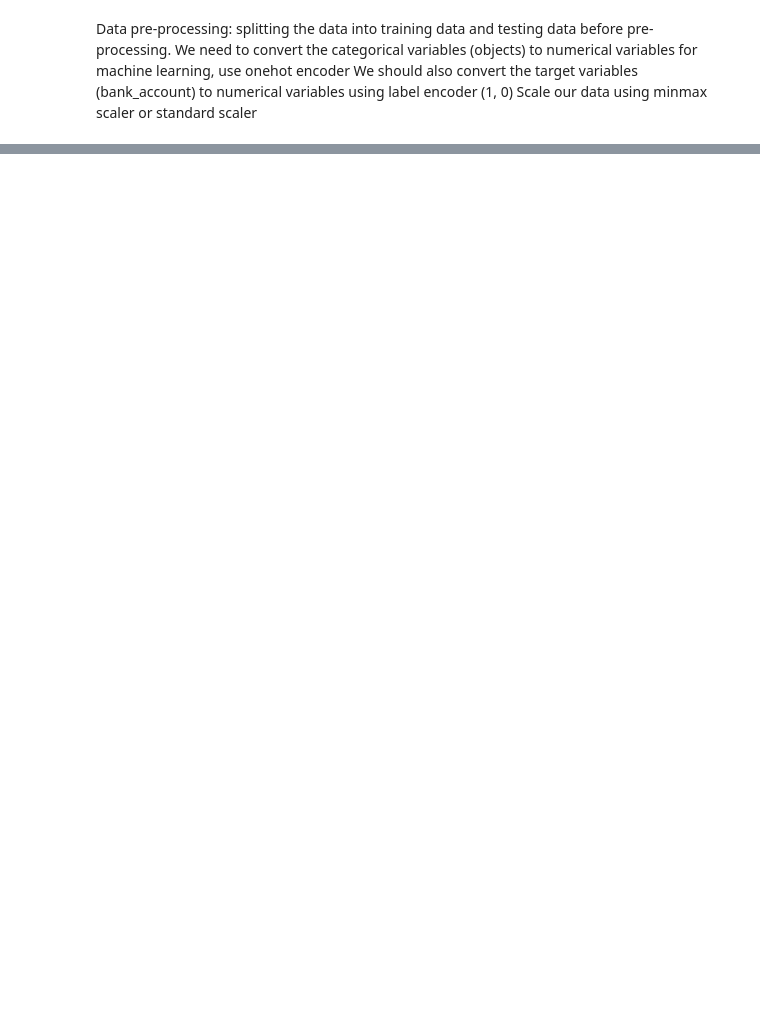
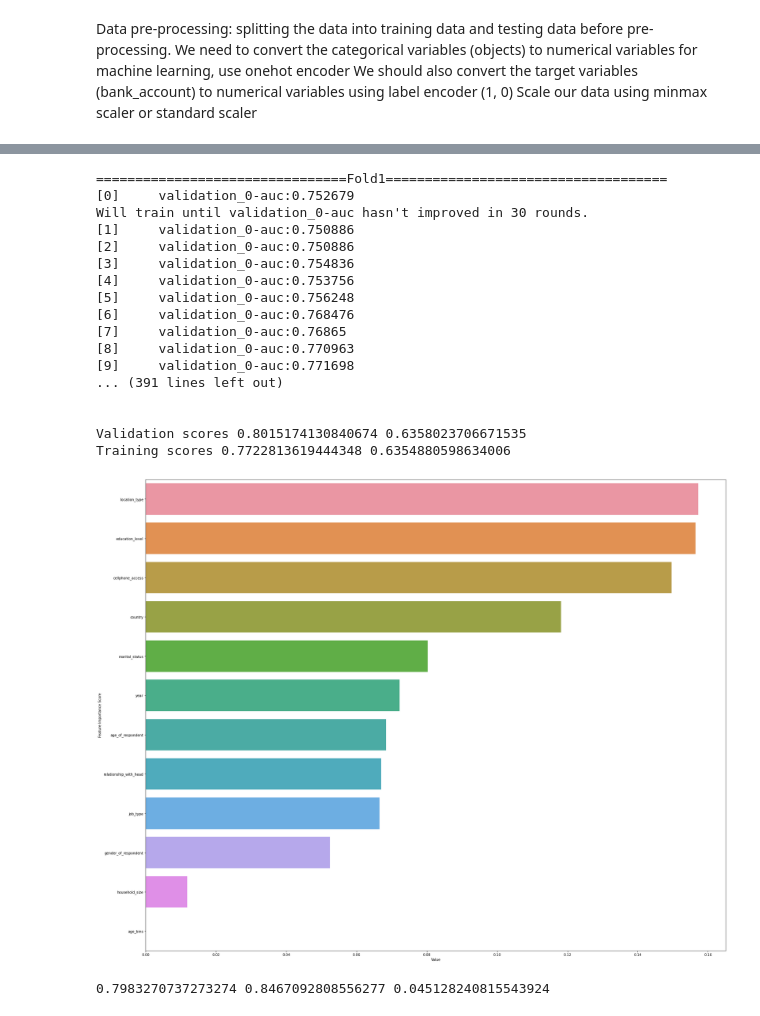
Before and after one commit to BettyKamande/Bank-Account-Clasification-ML-Project, a Jupyter notebook: Classification_Bank_Account.ipynb, the cells around one changed output, grey strips where cells are left out. Cells and saved outputs as stored; diff of their text form; code cells hidden in the pictures; blank space fills up the shorter version.

```diff
--- a/Classification_Bank_Account.ipynb
+++ b/Classification_Bank_Account.ipynb
@@ -538,0 +667,26 @@ print("Accuracy:",result2)
+# %%
+
+xgboost = xgb.XGBClassifier()
+
+func_= func(train, target, test, xgboost, 'xgboost', 1000)
+val_p2, test_p2, model2 = func_()
+# %% [output]
+================================Fold1====================================
+[0]     validation_0-auc:0.752679
+Will train until validation_0-auc hasn't improved in 30 rounds.
+[1]     validation_0-auc:0.750886
+[2]     validation_0-auc:0.750886
+[3]     validation_0-auc:0.754836
+[4]     validation_0-auc:0.753756
+[5]     validation_0-auc:0.756248
+[6]     validation_0-auc:0.768476
+[7]     validation_0-auc:0.76865
+[8]     validation_0-auc:0.770963
+[9]     validation_0-auc:0.771698
+... (391 lines left out)
+
+
+Validation scores 0.8015174130840674 0.6358023706671535
+Training scores 0.7722813619444348 0.6354880598634006
+[figure, added]
+0.7983270737273274 0.8467092808556277 0.045128240815543924
```
Also changed, not shown: parts of 26 cells of this notebook.
